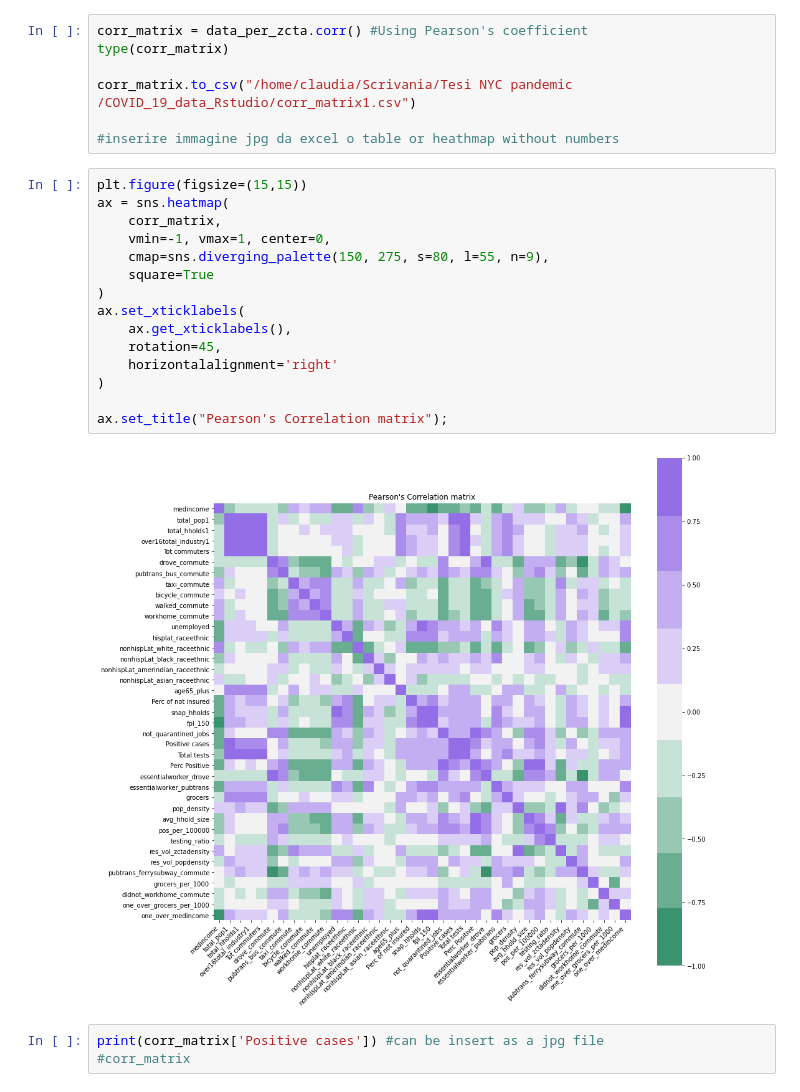
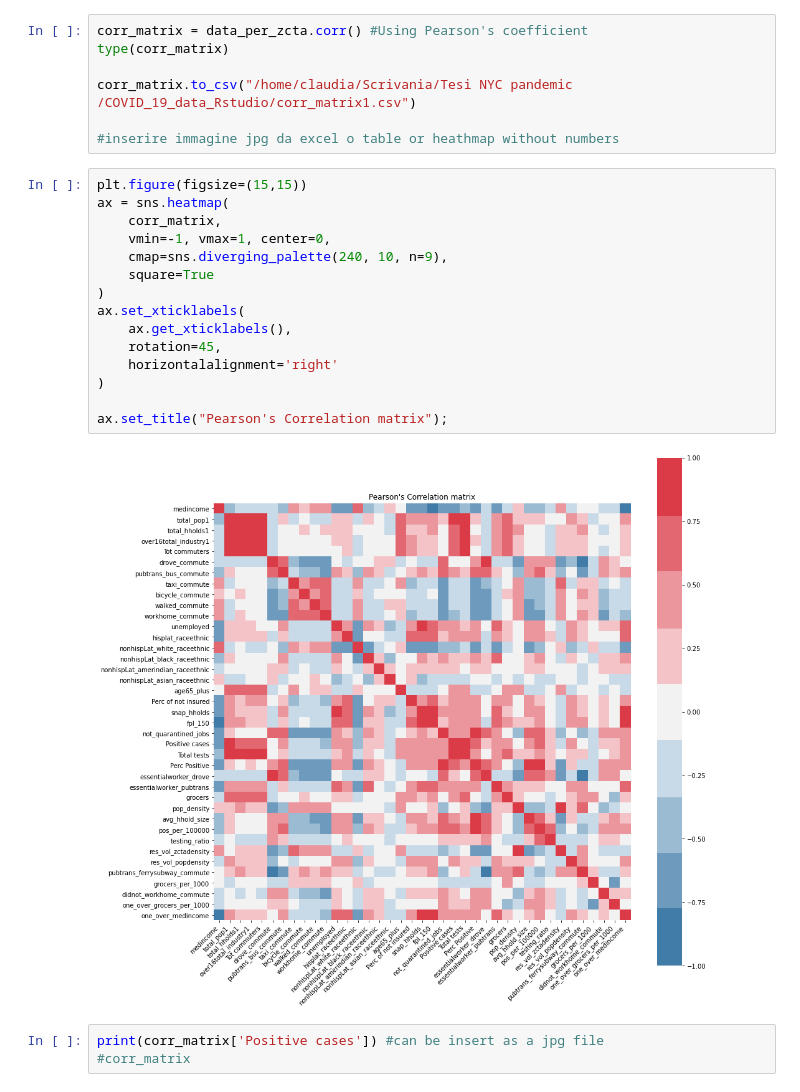
Before and after one commit to ClaudiaDeceglie/Thesis_NYC_covid19, a Jupyter notebook: Analysis on socio-demographic data from NYC gov, Census Bureau, NYC Health.ipynb, the cells around one changed output. Cells and saved outputs as stored; diff of their text form.

```diff
--- a/Analysis on socio-demographic data from NYC gov, Census Bureau, NYC Health.ipynb
+++ b/Analysis on socio-demographic data from NYC gov, Census Bureau, NYC Health.ipynb
@@ -57,20 +62,20 @@ corr_matrix.to_csv("/home/claudia/Scrivania/Tesi NYC pandemic /COVID_19_data_Rst
 # %%
 plt.figure(figsize=(15,15))
 ax = sns.heatmap(
     corr_matrix,
     vmin=-1, vmax=1, center=0,
-    cmap=sns.diverging_palette(150, 275, s=80, l=55, n=9),
+    cmap=sns.diverging_palette(240, 10, n=9),
     square=True
 )
 ax.set_xticklabels(
     ax.get_xticklabels(),
     rotation=45,
     horizontalalignment='right'
 )
 
 ax.set_title("Pearson's Correlation matrix");
 # %% [output]
-[figure, old version]
+[figure, new version]
 # %%
 print(corr_matrix['Positive cases']) #can be insert as a jpg file
 #corr_matrix
```
Also changed, not shown: parts of 17 cells of this notebook.
